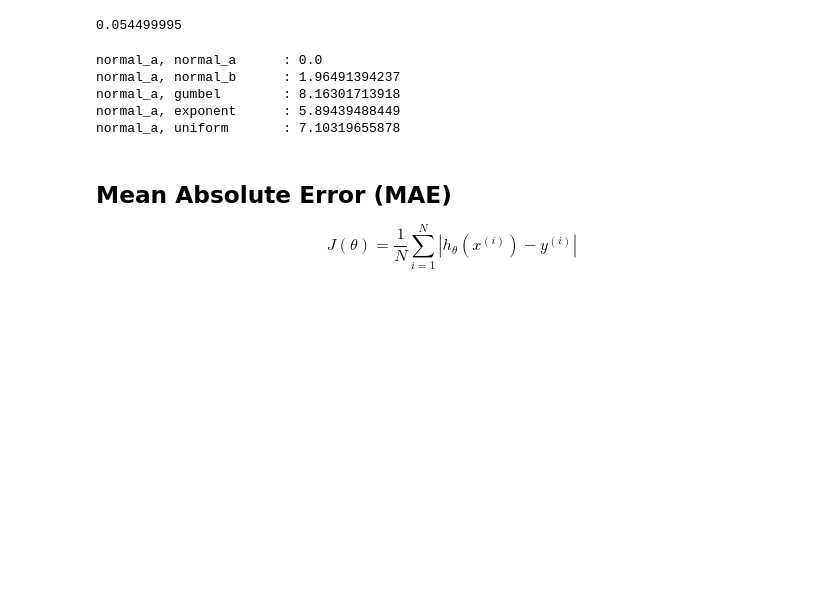
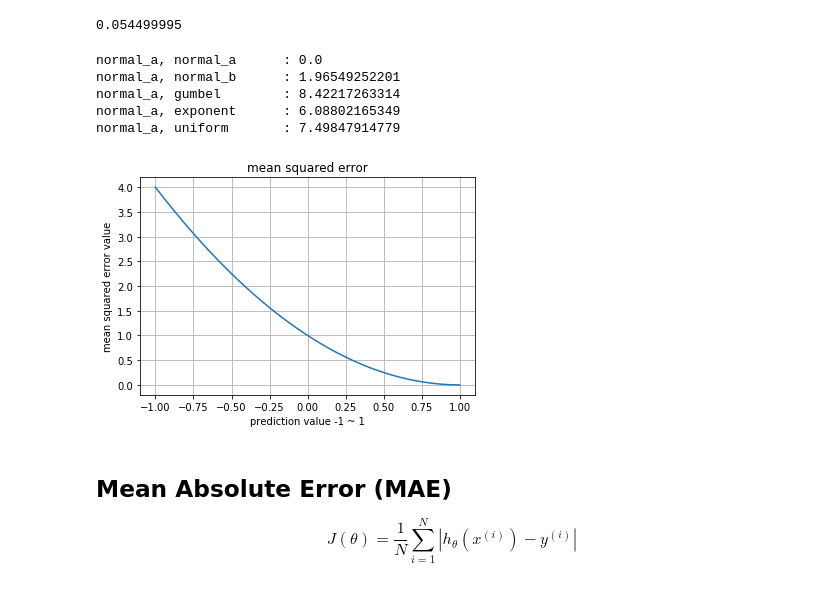
Before and after one commit to AndersonJo/machine-learning, a Jupyter notebook: Artificial Intelligence Tutorial/041 Objective Functions/01 Objective Functions with Numpy.ipynb, the cells around one changed output. Cells and saved outputs as stored; diff of their text form; code cells hidden in the pictures; blank space fills up the shorter version.

Commit message:
Add graphs for objective functions

```diff
--- a/Artificial Intelligence Tutorial/041 Objective Functions/01 Objective Functions with Numpy.ipynb
+++ b/Artificial Intelligence Tutorial/041 Objective Functions/01 Objective Functions with Numpy.ipynb
@@ -41,3 +41,23 @@ legend()
+# %%
+def compare_distributions(func):
+    print('normal_a, normal_a\t:', func(a, a))
+    print('normal_a, normal_b\t:', func(a, b))
+    print('normal_a, gumbel  \t:', func(a, c))
+    print('normal_a, exponent\t:', func(a, d))
+    print('normal_a, uniform \t:', func(a, f))
+
+def display_graph(func, name='loss'):
+    y = np.array([1])
+    predictions = np.arange(-1, 1, 0.001)
+    predictions[predictions == 0] = 1e-18
+
+    r = [func(y, np.array([p])) for p in predictions]
+
+    title(name)
+    xlabel('prediction value -1 ~ 1')
+    ylabel(f'{name} value')
+    plot(predictions, r)
+    grid()
 # %% [markdown]
 ## Mean Squared Error (MSE)
 
@@ -65,18 +85,18 @@ mean_squared_error(y, p)
 metrics.mean_squared_error(y, p)
 # %% [output]
 0.054499995
-# %%
-print('normal_a, normal_a\t:', mean_squared_error(a, a))
-print('normal_a, normal_b\t:', mean_squared_error(a, b))
-print('normal_a, gumbel  \t:', mean_squared_error(a, c))
-print('normal_a, exponent\t:', mean_squared_error(a, d))
-print('normal_a, uniform \t:', mean_squared_error(a, f))
-# %% [output]
-normal_a, normal_a      : 0.0
-normal_a, normal_b      : 1.96491394237
-normal_a, gumbel        : 8.16301713918
-normal_a, exponent      : 5.89439488449
-normal_a, uniform       : 7.10319655878
+# %%
+compare_distributions(mean_squared_error)
+# %% [output]
+normal_a, normal_a      : 0.0
+normal_a, normal_b      : 1.96549252201
+normal_a, gumbel        : 8.42217263314
+normal_a, exponent      : 6.08802165349
+normal_a, uniform       : 7.49847914779
+# %%
+display_graph(metrics.mean_squared_error, 'mean squared error')
+# %% [output]
+[figure, added]
 # %% [markdown]
 ## Mean Absolute Error (MAE)
 
```
Also changed, not shown: parts of 18 cells of this notebook.
